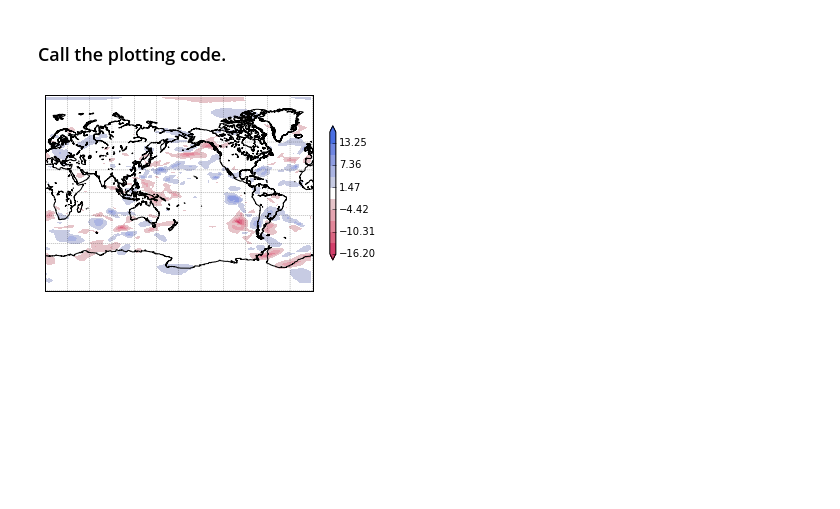
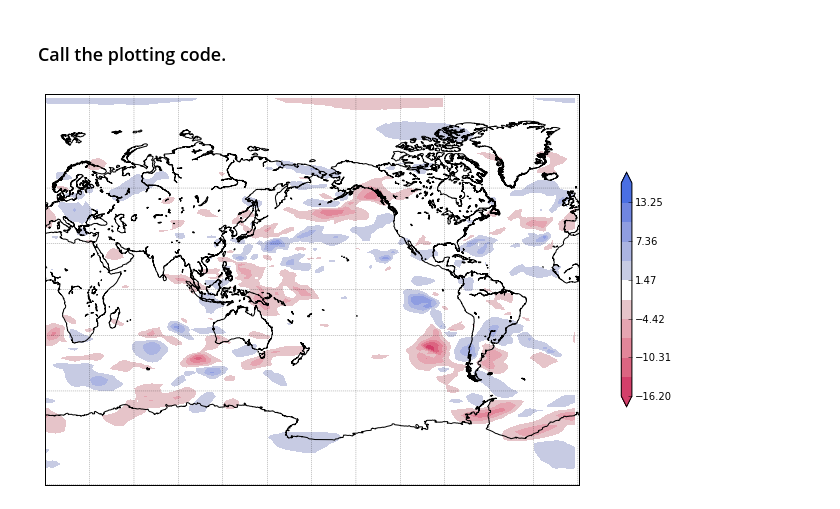
Before and after one commit to LisaNeef/DARTpy, a Jupyter notebook: DSS_Code_Testing.ipynb, the cells around one changed output. Drawn from its saved outputs; the diff is of its cells as text; code cells hidden in the pictures; blank space fills up the shorter version.

Commit message:
larger figures in DSS_Code_Testing

```diff
--- a/DSS_Code_Testing.ipynb
+++ b/DSS_Code_Testing.ipynb
@@ -25,6 +25,7 @@ Ediff['diagn'] = 'Prior'
 ### Call the plotting code.
 # %%
 import DART_state_space as DSS
+fig = plt.figure(figsize=(15,7))
 CB,M = DSS.plot_diagnostic_globe(E,Ediff,projection='miller',clim=None,cbar='vertical',log_levels=None,hostname='taurus',debug=False,colorbar_label=None)
 # %% [output]
-[figure, old version]
+[figure, new version]
```
